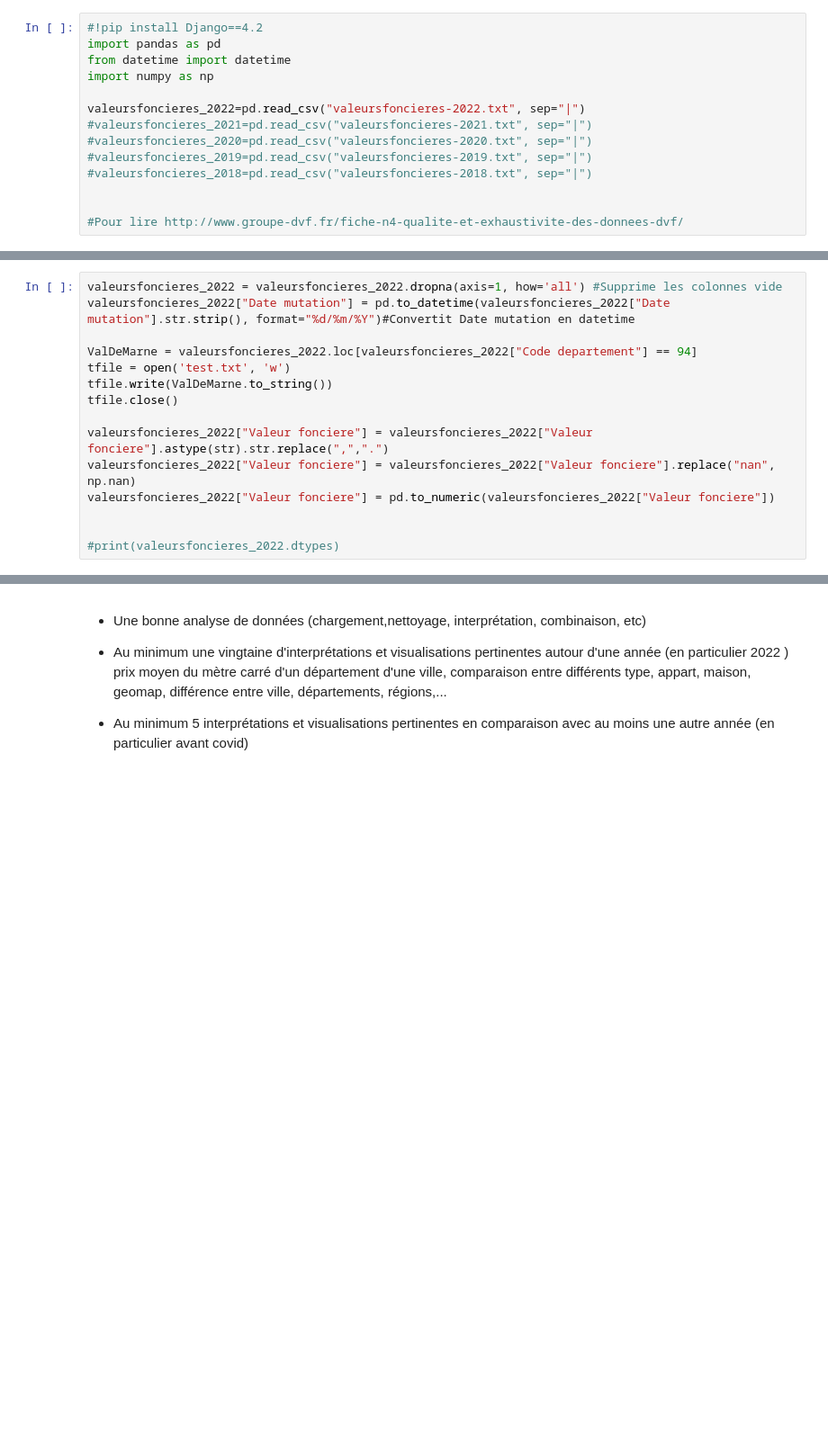
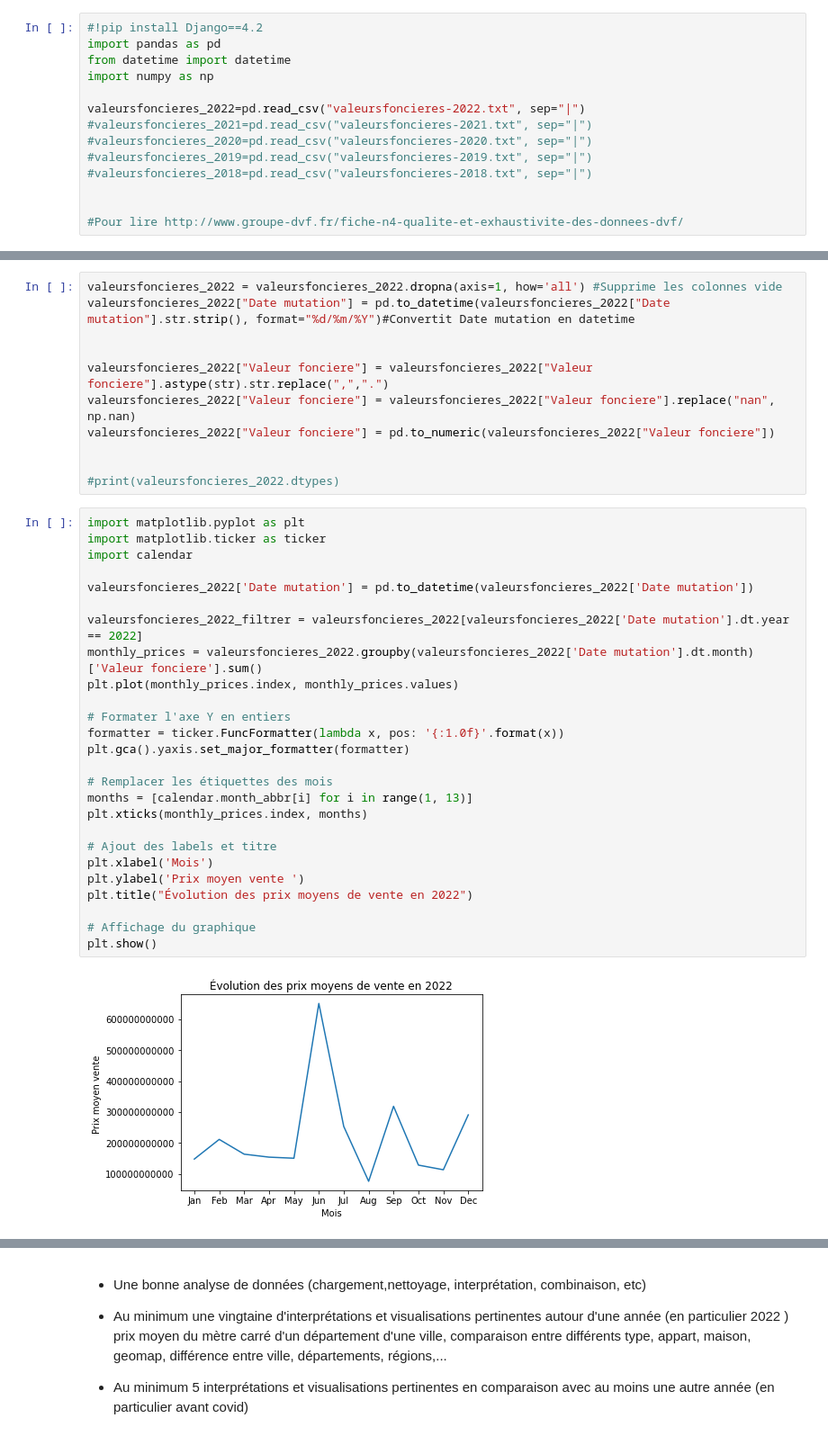
Before and after one commit to Marc94440/Projet-DVF, a Jupyter notebook: Projet_DVF.ipynb, the cells around one changed output, grey strips where cells are left out. Shown at 90% size. Drawn from its saved outputs; the diff is of its cells as text; blank space fills up the shorter version.

```diff
--- a/Projet_DVF.ipynb
+++ b/Projet_DVF.ipynb
@@ -20,10 +42,6 @@ valeursfoncieres_2022=pd.read_csv("valeursfoncieres-2022.txt", sep="|")
 valeursfoncieres_2022 = valeursfoncieres_2022.dropna(axis=1, how='all') #Supprime les colonnes vide
 valeursfoncieres_2022["Date mutation"] = pd.to_datetime(valeursfoncieres_2022["Date mutation"].str.strip(), format="%d/%m/%Y")#Convertit Date mutation en datetime
 
-ValDeMarne = valeursfoncieres_2022.loc[valeursfoncieres_2022["Code departement"] == 94]
-tfile = open('test.txt', 'w')
-tfile.write(ValDeMarne.to_string())
-tfile.close()
 
 valeursfoncieres_2022["Valeur fonciere"] = valeursfoncieres_2022["Valeur fonciere"].astype(str).str.replace(",",".")
 valeursfoncieres_2022["Valeur fonciere"] = valeursfoncieres_2022["Valeur fonciere"].replace("nan", np.nan)
@@ -31,3 +49,31 @@ valeursfoncieres_2022["Valeur fonciere"] = pd.to_numeric(valeursfoncieres_2022["
 
 
 #print(valeursfoncieres_2022.dtypes)
+# %%
+import matplotlib.pyplot as plt
+import matplotlib.ticker as ticker
+import calendar
+
+valeursfoncieres_2022['Date mutation'] = pd.to_datetime(valeursfoncieres_2022['Date mutation'])
+
+valeursfoncieres_2022_filtrer = valeursfoncieres_2022[valeursfoncieres_2022['Date mutation'].dt.year == 2022]
+monthly_prices = valeursfoncieres_2022.groupby(valeursfoncieres_2022['Date mutation'].dt.month)['Valeur fonciere'].sum()
+plt.plot(monthly_prices.index, monthly_prices.values)
+
+# Formater l'axe Y en entiers
+formatter = ticker.FuncFormatter(lambda x, pos: '{:1.0f}'.format(x))
+plt.gca().yaxis.set_major_formatter(formatter)
+
+# Remplacer les étiquettes des mois
+months = [calendar.month_abbr[i] for i in range(1, 13)]
+plt.xticks(monthly_prices.index, months)
+
+# Ajout des labels et titre
+plt.xlabel('Mois')
+plt.ylabel('Prix moyen vente ')
+plt.title("Évolution des prix moyens de vente en 2022")
+
+# Affichage du graphique
+plt.show()
+# %% [output]
+[figure, added]
```
Also changed, not shown: parts of 9 cells of this notebook, 3 other files.
